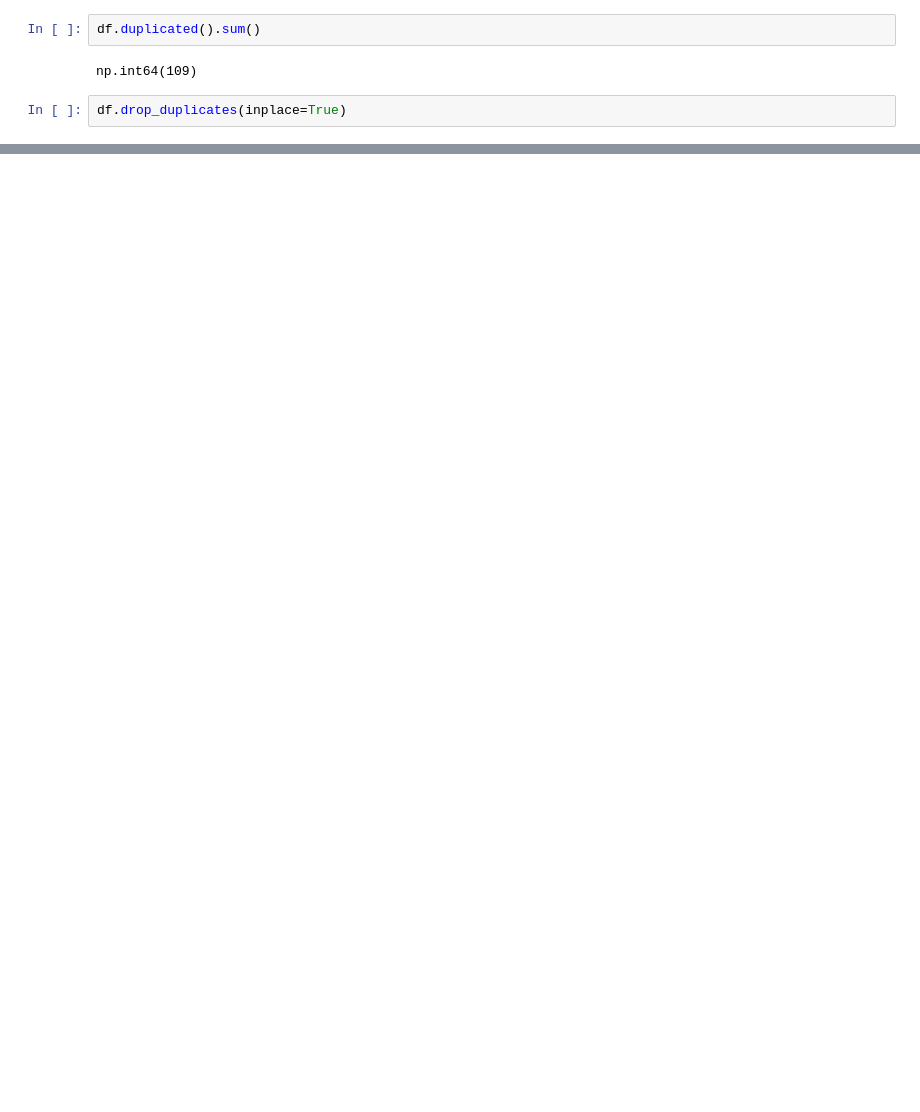
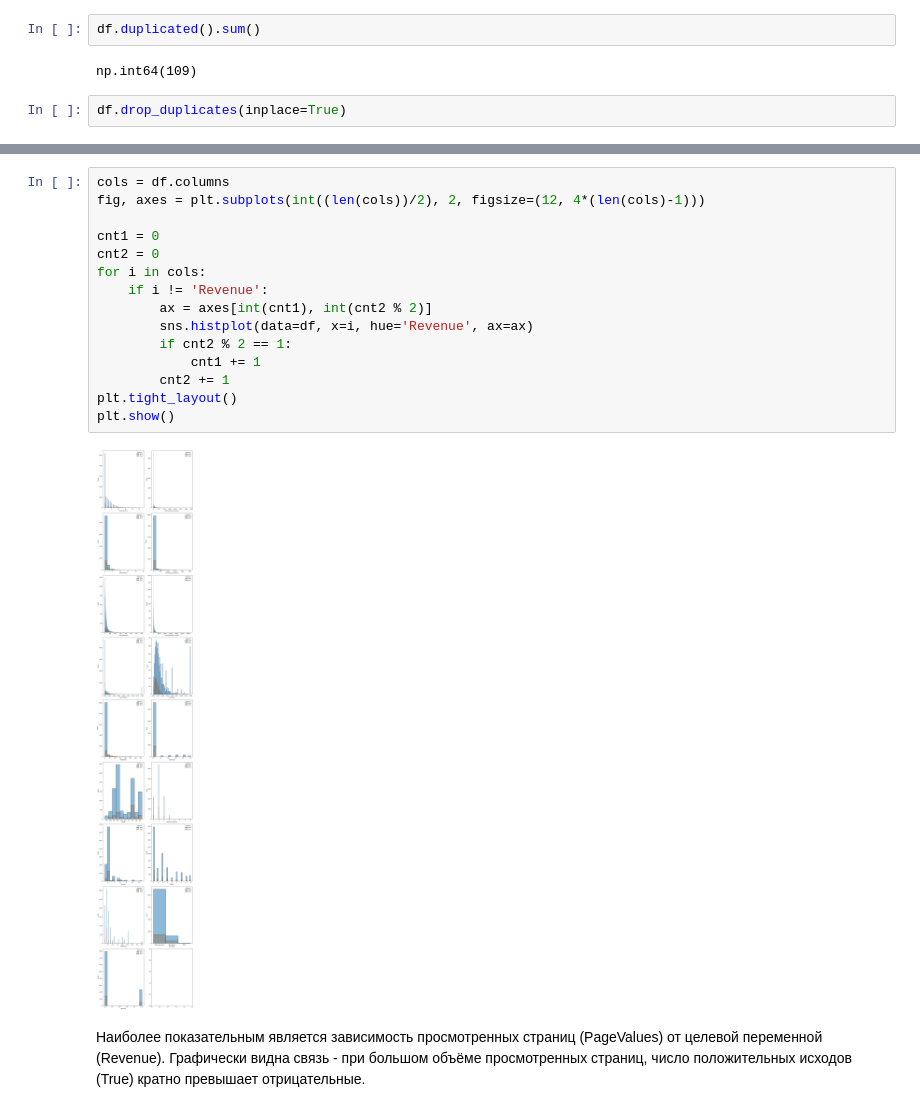
Before and after one commit to glebtyryshkin/eda_docker, a Jupyter notebook: online_shoppers_intention.ipynb, the cells around one changed output, grey strips where cells are left out. Saved outputs shown, nothing was run; the diff lists cells and outputs as text; blank space fills up the shorter version.

```diff
--- a/online_shoppers_intention.ipynb
+++ b/online_shoppers_intention.ipynb
@@ -85,0 +252,19 @@ df.drop_duplicates(inplace=True)
+# %%
+cols = df.columns
+fig, axes = plt.subplots(int((len(cols))/2), 2, figsize=(12, 4*(len(cols)-1)))
+
+cnt1 = 0
+cnt2 = 0
+for i in cols:
+    if i != 'Revenue':
+        ax = axes[int(cnt1), int(cnt2 % 2)]
+        sns.histplot(data=df, x=i, hue='Revenue', ax=ax)
+        if cnt2 % 2 == 1:
+            cnt1 += 1
+        cnt2 += 1
+plt.tight_layout()
+plt.show()
+# %% [output]
+[figure, added]
+# %% [markdown]
+Наиболее показательным является зависимость просмотренных страниц (PageValues) от целевой переменной (Revenue). Графически видна связь - при большом объёме просмотренных страниц, число положительных исходов (True) кратно превышает отрицательные.
```
Also changed, not shown: parts of 53 cells of this notebook, 1 other file.
